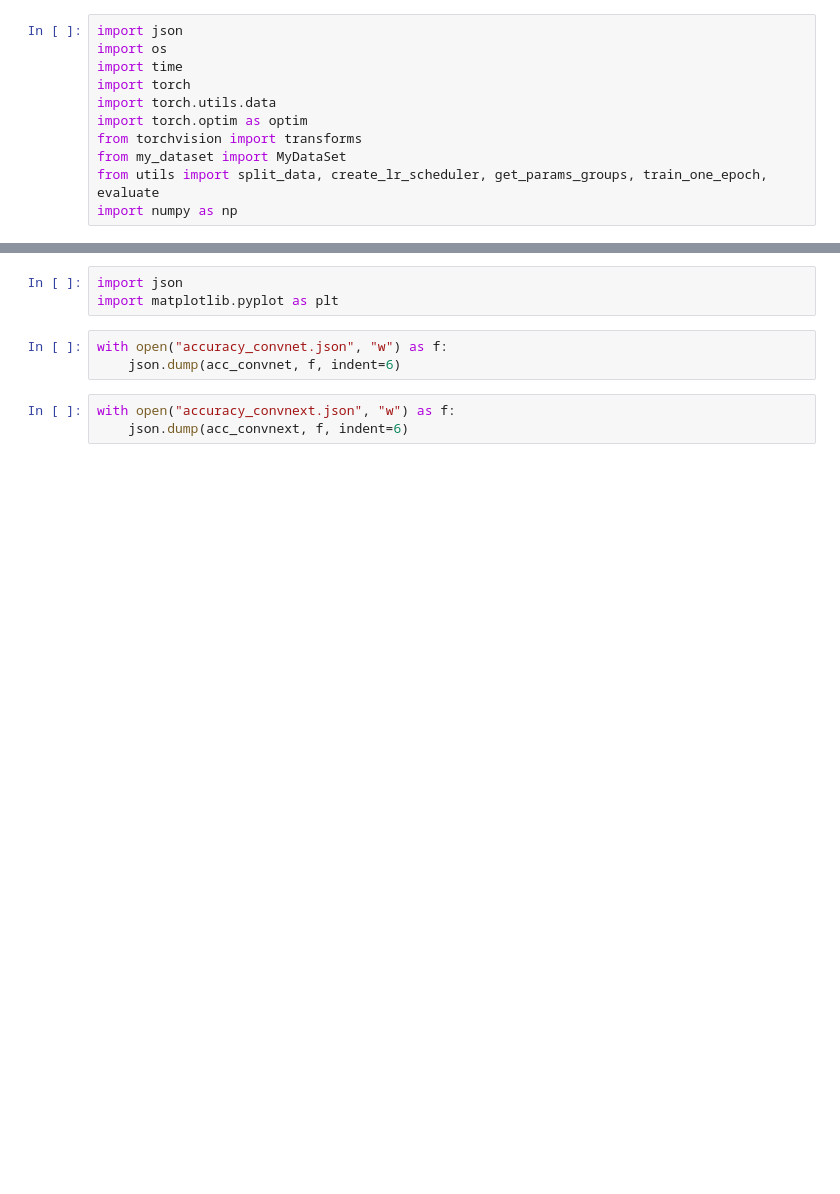
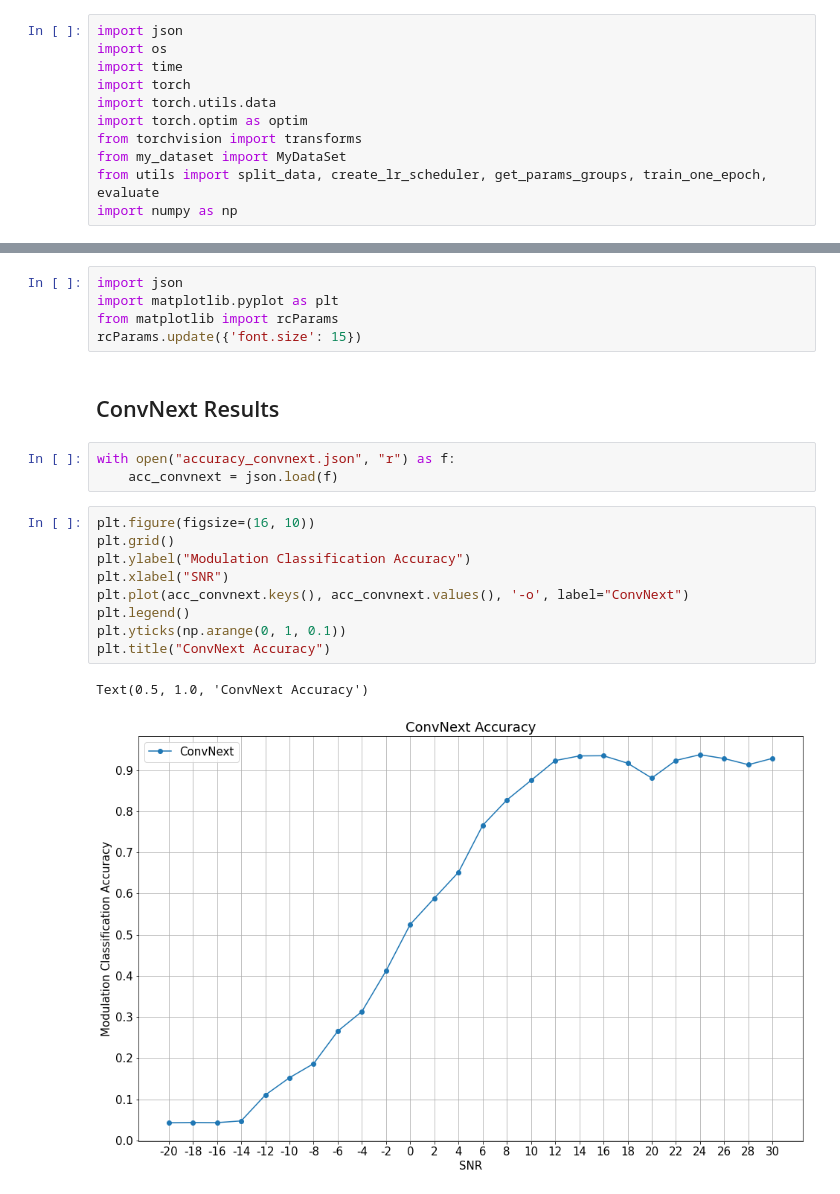
Before and after one commit to LorenzoBellone/Radio-Signal-Classification, a Jupyter notebook: plots.ipynb, the cells around one changed output, grey strips where cells are left out. Saved outputs shown, nothing was run; the diff lists cells and outputs as text; blank space fills up the shorter version.

```diff
--- a/plots.ipynb
+++ b/plots.ipynb
@@ -93,9 +119,22 @@ using valid data size: 12288
 # %%
 import json
 import matplotlib.pyplot as plt
+from matplotlib import rcParams
+rcParams.update({'font.size': 15})
-# %%
-with open("accuracy_convnet.json", "w") as f:
-    json.dump(acc_convnet, f, indent=6)
-# %%
-with open("accuracy_convnext.json", "w") as f:
-    json.dump(acc_convnext, f, indent=6)
+# %% [markdown]
+## ConvNext Results
+# %%
+with open("accuracy_convnext.json", "r") as f:
+    acc_convnext = json.load(f)
+# %%
+plt.figure(figsize=(16, 10))
+plt.grid()
+plt.ylabel("Modulation Classification Accuracy")
+plt.xlabel("SNR")
+plt.plot(acc_convnext.keys(), acc_convnext.values(), '-o', label="ConvNext")
+plt.legend()
+plt.yticks(np.arange(0, 1, 0.1))
+plt.title("ConvNext Accuracy")
+# %% [output]
+Text(0.5, 1.0, 'ConvNext Accuracy')
+[figure, added]
```
Also changed, not shown: parts of 11 cells of this notebook, 1 other file.
